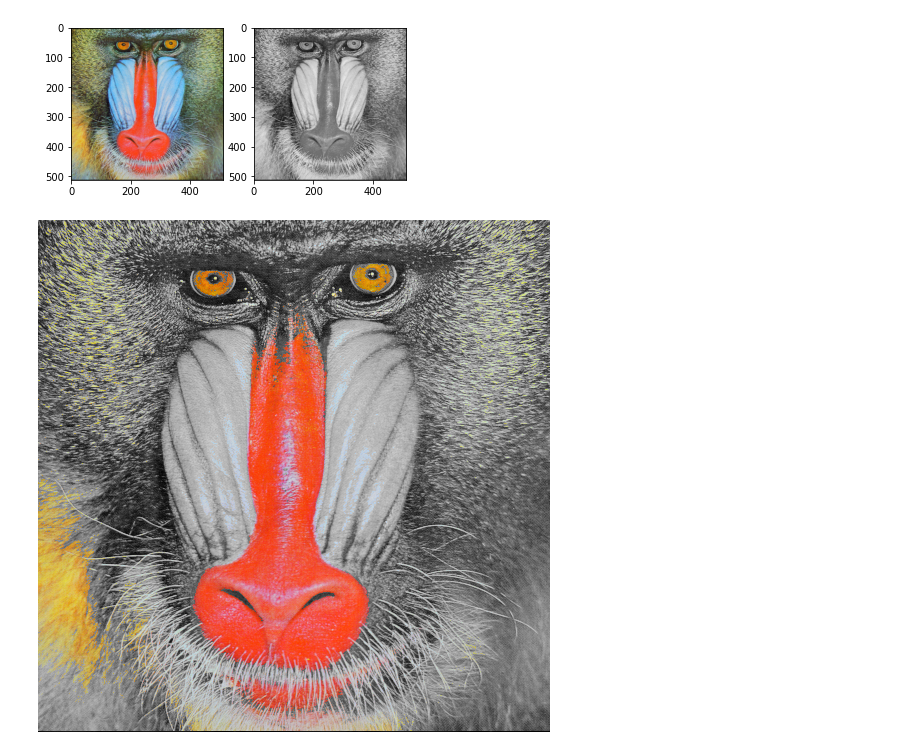
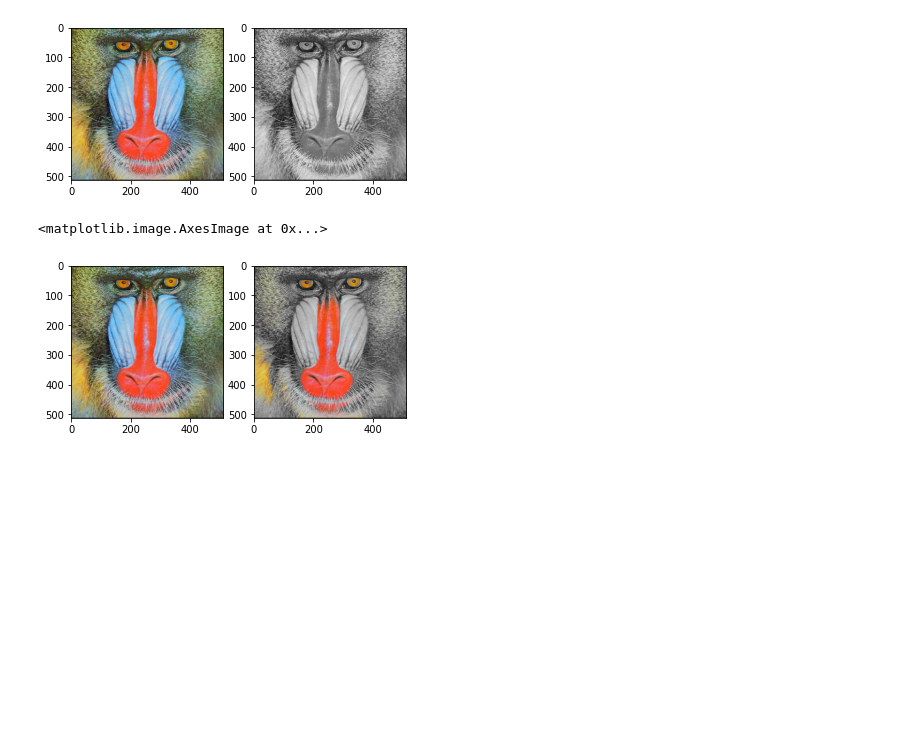
Before and after one commit to fatin28/PCVK_Genap_2022, a Jupyter notebook: Week3.ipynb, the cells around one changed output. Drawn from its saved outputs; the diff is of its cells as text; code cells hidden in the pictures; blank space fills up the shorter version.

```diff
--- a/Week3.ipynb
+++ b/Week3.ipynb
@@ -148,20 +148,23 @@ axarr[1].imshow(gray_img, cmap='gray')
 # %%
 #4. Tampilkan warna tertentu pada citra, dan ubah warna lain menjadi grayscale
 img_4 = cv.imread('/content/drive/MyDrive/PCVK/Images/mandrill.tiff')
 ret, mask = cv.threshold(img_4[:,:,2], 180, 255, cv.THRESH_BINARY)
 
 mask3 = np.zeros_like(img_4)
 mask3[:,:,0] = mask
 mask3[:,:,1] = mask
 mask3[:,:,2] = mask
 
-red = cv.bitwise_and(img_4, mask3)
+red = cv.bitwise_and(img_color, mask3)
 gray = cv.cvtColor(img_4, cv.COLOR_BGR2GRAY)
 img_4 = cv.cvtColor(gray, cv.COLOR_GRAY2BGR)
 
 gray = cv.bitwise_and(img_4, 255 - mask3)
 
 hasil = gray + red
-cv2_imshow(hasil)
+f, axarr = plt.subplots(1,2)
+axarr[0].imshow(img_color)
+axarr[1].imshow(hasil)
 # %% [output]
+<matplotlib.image.AxesImage at 0x...>
-[figure, old version]
+[figure, new version]
```
